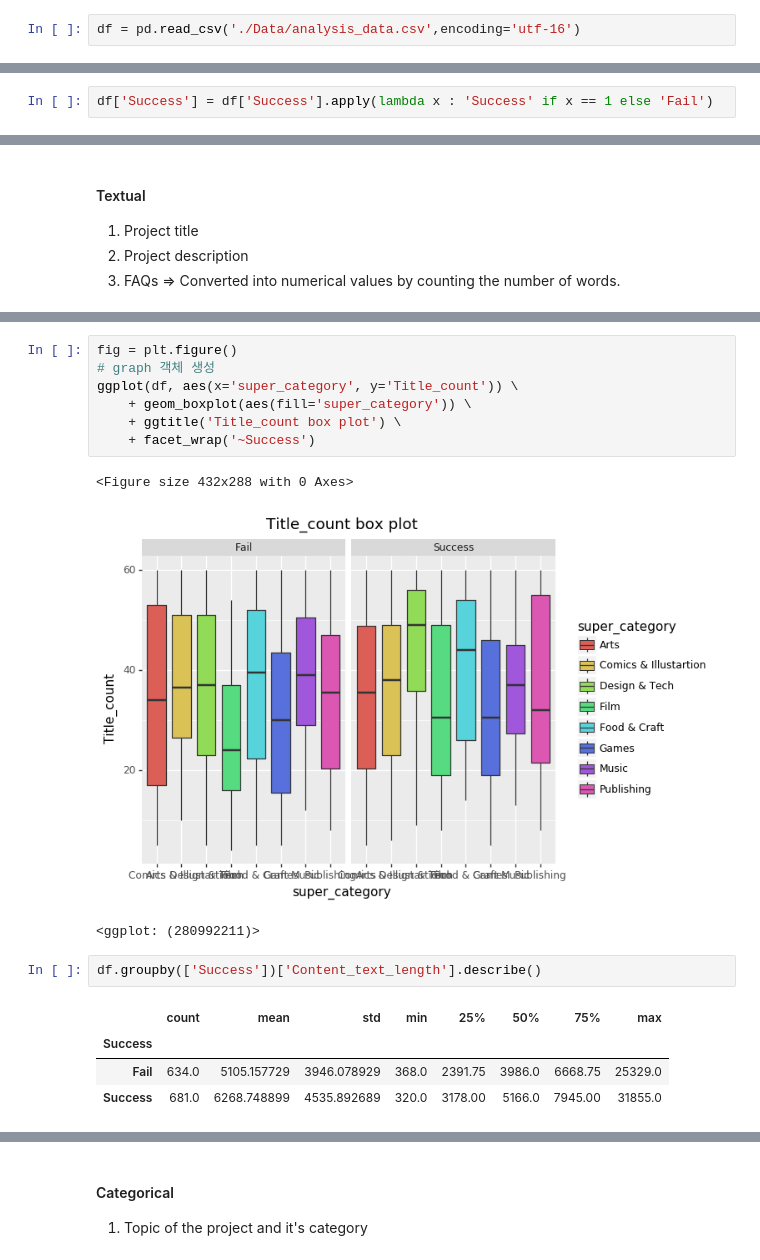
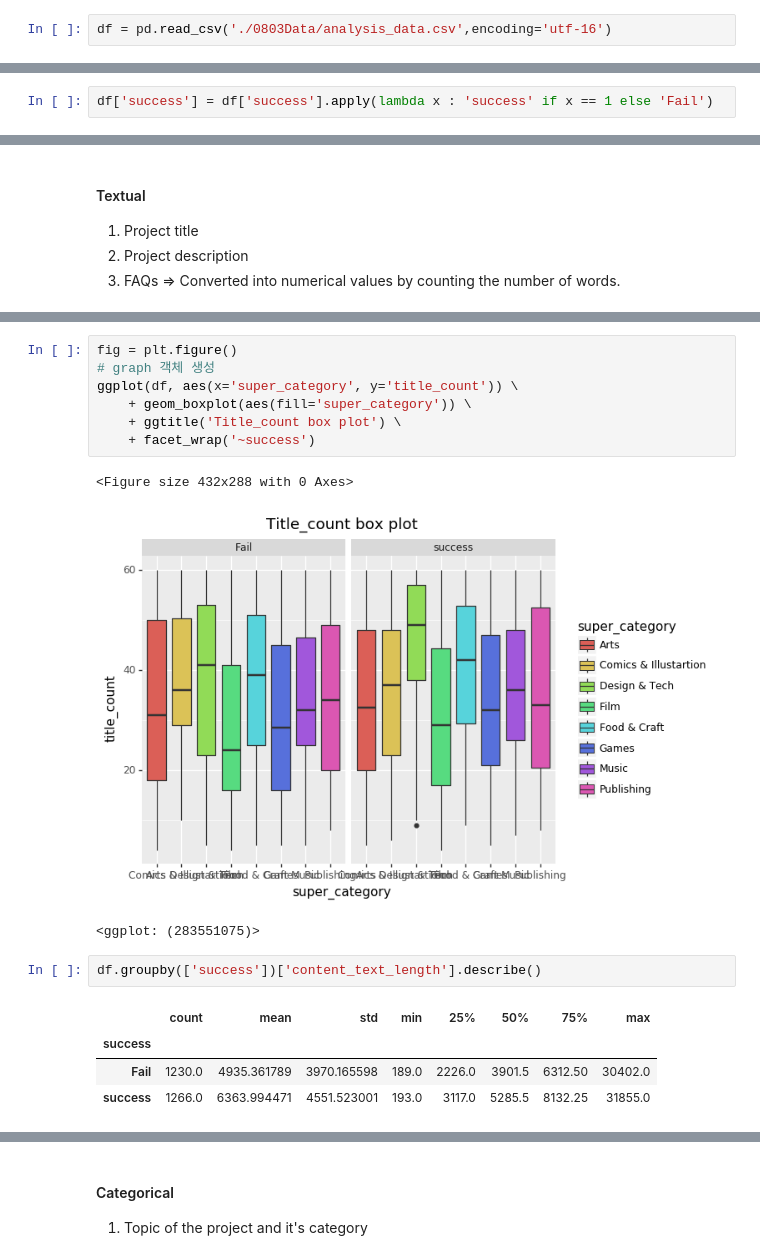
Before and after one commit to GreenD93/Kickstarter_Research, a Jupyter notebook: 4-1. Data_explore (Multiple variable).ipynb, the cells around one changed output, grey strips where cells are left out. Saved outputs shown, nothing was run; the diff lists cells and outputs as text.

```diff
--- a/4-1. Data_explore (Multiple variable).ipynb
+++ b/4-1. Data_explore (Multiple variable).ipynb
@@ -9,7 +9,7 @@ from datetime import datetime
 from Utilities import T_test
 plt.rcParams['figure.figsize'] = [20, 8]
 # %%
-df = pd.read_csv('./Data/analysis_data.csv',encoding='utf-16')
+df = pd.read_csv('./0803Data/analysis_data.csv',encoding='utf-16')
 # %% [markdown]
 ### 선행 연구에서 유의미하게 나타났던 Feature
 #### Numerical
@@ -62,4 +62,4 @@ Number of filtered value : 1180, Removed number of value : 135
 5 rows × 35 columns
 # %%
-df['Success'] = df['Success'].apply(lambda x : 'Success' if x == 1 else 'Fail')
+df['success'] = df['success'].apply(lambda x : 'success' if x == 1 else 'Fail')
 # %%
@@ -232,19 +232,19 @@ ggplot(df, aes(x='Success', y='Title_count')) \
 # %%
 fig = plt.figure()
 # graph 객체 생성
-ggplot(df, aes(x='super_category', y='Title_count')) \
+ggplot(df, aes(x='super_category', y='title_count')) \
     + geom_boxplot(aes(fill='super_category')) \
     + ggtitle('Title_count box plot') \
-    + facet_wrap('~Success')
+    + facet_wrap('~success')
 # %% [output]
 <Figure size 432x288 with 0 Axes>
-[figure, old version]
+[figure, new version]
-<ggplot: (280992211)>
+<ggplot: (283551075)>
 # %%
-df.groupby(['Success'])['Content_text_length'].describe()
+df.groupby(['success'])['content_text_length'].describe()
 # %% [output]
 |  | count | mean | std | min | 25% | 50% | 75% | max |
-| Success |  |  |  |  |  |  |  |  |
-| Fail | 634.0 | 5105.157729 | 3946.078929 | 368.0 | 2391.75 | 3986.0 | 6668.75 | 25329.0 |
-| Success | 681.0 | 6268.748899 | 4535.892689 | 320.0 | 3178.00 | 5166.0 | 7945.00 | 31855.0 |
+| success |  |  |  |  |  |  |  |  |
+| Fail | 1230.0 | 4935.361789 | 3970.165598 | 189.0 | 2226.0 | 3901.5 | 6312.50 | 30402.0 |
+| success | 1266.0 | 6363.994471 | 4551.523001 | 193.0 | 3117.0 | 5285.5 | 8132.25 | 31855.0 |
 # %%
```
Also changed, not shown: parts of 38 cells of this notebook, 32 other files.
